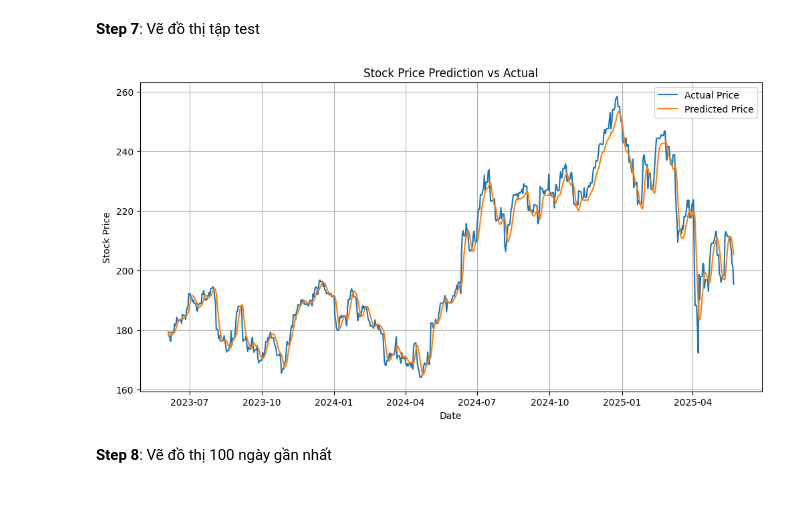
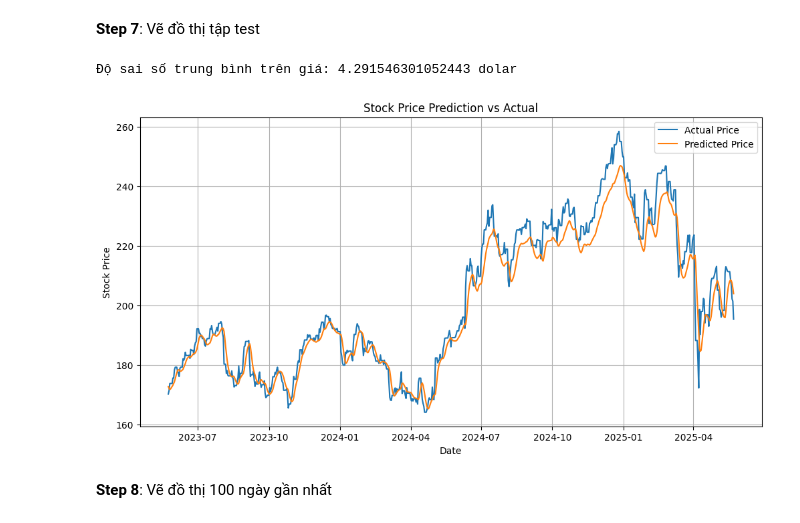
Before and after one commit to Sunny20235195/stock-market-price-prediction, a Jupyter notebook: stock_prediction_using_LSTM_with_GA_ver2_0.ipynb, the cells around one changed output. Cells and saved outputs as stored; diff of their text form; code cells hidden in the pictures.

```diff
--- a/stock_prediction_using_LSTM_with_GA_ver2_0.ipynb
+++ b/stock_prediction_using_LSTM_with_GA_ver2_0.ipynb
@@ -173,6 +170,7 @@ def build_model(input_shape, units=50):
     model = Sequential() # giúp xếp các lớp
     model.add(CustomLSTM(units, return_sequences=True, input_shape=input_shape))
     model.add(CustomLSTM(units, return_sequences=False))
+    model.add(Dropout(0.3))
     model.add(Dense(1))
     model.compile(optimizer='adam', loss='mse')
     return model
@@ -184,6 +182,7 @@ def build_model(input_shape, units=50):
     model = Sequential() # giúp xếp các lớp
     model.add(LSTM(units, return_sequences=True, input_shape=input_shape))
     model.add(LSTM(units, return_sequences=False))
+    model.add(Dropout(0.3))
     model.add(Dense(1))
     model.compile(optimizer='adam', loss='mse')
     return model
@@ -300,16 +350,43 @@ NameError: name 'genetic_algorithm' is not defined
 # %% [markdown]
 **Step 6**: Huấn luyện và tính RMSE đối với cá thể tốt nhất được chọn
+# %%
+# 1. Lấy dữ liệu gốc (chưa chuẩn hóa)
+close_prices = data['Close'].values.reshape(-1, 1)
+
+# 2. Chia dữ liệu trước khi scale
+split_index = int(len(close_prices) * 0.8)
+train_prices = close_prices[:split_index]
+test_prices = close_prices[split_index - best_params['window_size']:]
+
+# 3. Fit scaler trên tập train và transform cả hai phần
+scaler = MinMaxScaler()
+scaled_train = scaler.fit_transform(train_prices)
+scaled_test = scaler.transform(test_prices)
 # %%
 # Final model training and evaluation
-X_final, y_final = create_dataset(scaled_data, best_params['window_size'])
-split_index = int(len(X_final) * 0.8) # chia tập train - test là 80 - 20
-X_train_final, y_train_final = X_final[:split_index], y_final[:split_index]
-X_test, y_test = X_final[split_index:], y_final[split_index:]
+#X_final, y_final = create_dataset(scaled_data, best_params['window_size'])
+#split_index = int(len(X_final) * 0.8) # chia tập train - test là 80 - 20
+#X_train_final, y_train_final = X_final[:split_index], y_final[:split_index]
+#X_test, y_test = X_final[split_index:], y_final[split_index:]
+
+# Final model training and evaluation (with correct handling to avoid leakage)
+#window_size = best_params['window_size']
+
+# Chia dữ liệu gốc trước khi tạo dataset
+#split_index = int(len(scaled_data) * 0.8)
+#train_data = scaled_data[:split_index]
+#test_data = scaled_data[split_index - window_size:]  # giữ lại window_size ngày để tạo mẫu test
+
+# 4. Tạo dataset
+X_train_final, y_train_final = create_dataset(scaled_train, best_params['window_size'])
+X_test, y_test = create_dataset(scaled_test, best_params['window_size'])
+
 
 
 model = build_model((best_params['window_size'], 1), best_params['units'])
-model.fit(X_train_final, y_train_final, epochs=10, batch_size=32, verbose=1)
+model.fit(X_train_final, y_train_final, epochs=30, batch_size=32, verbose=1)
 preds = model.predict(X_test)
 rmse = np.sqrt(mean_squared_error(y_test, preds))
+
 print("Test RMSE:", rmse)
 # %% [output]
@@ -359,20 +432,23 @@ plt.show()
 # %%
 # Plot predictions vs actual
 y_test_rescaled = scaler.inverse_transform(y_test)
 preds_rescaled = scaler.inverse_transform(preds)
+mae = np.mean(np.abs(y_test_rescaled- preds_rescaled))
+print("Độ sai số trung bình trên giá:", mae, "dolar")
 # Get the corresponding dates for the last 100 entries (the test set)
 dates = data.index[-len(y_test):]  # data is the original DataFrame from yfinance
 plt.figure(figsize=(12, 6))
 plt.plot(dates, y_test_rescaled, label='Actual Price')
 plt.plot(dates, preds_rescaled, label='Predicted Price')
 plt.title('Stock Price Prediction vs Actual')
 plt.xlabel('Date')
 plt.ylabel('Stock Price')
 plt.legend()
 plt.grid(True)
 plt.show()
 # %% [output]
+Độ sai số trung bình trên giá: 4.291546301052443 dolar
-[figure, old version]
+[figure, new version]
 # %% [markdown]
 **Step 8**: Vẽ đồ thị 100 ngày gần nhất
 # %%
```
Also changed, not shown: parts of 14 cells of this notebook.
